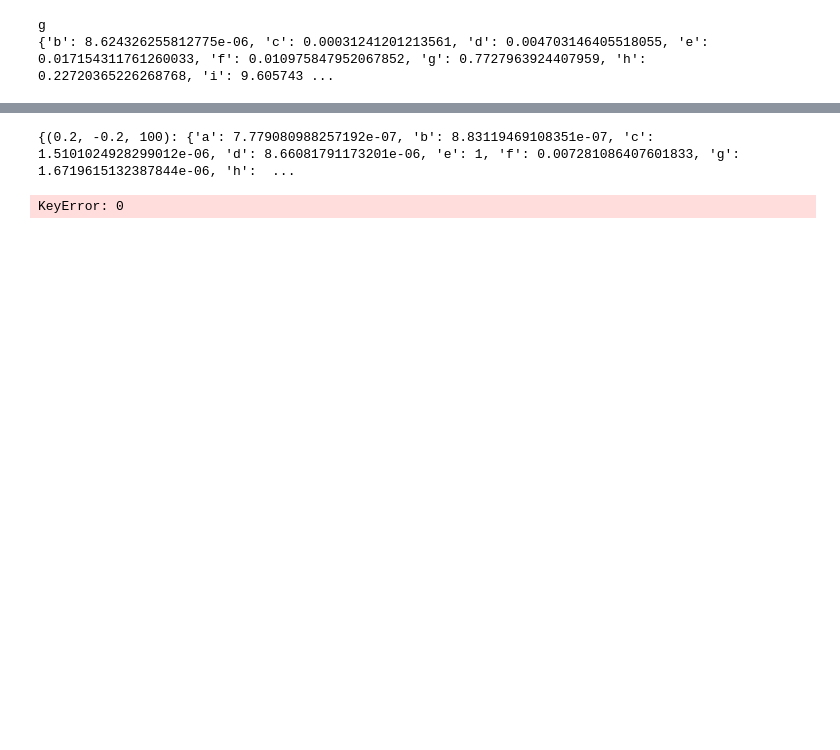
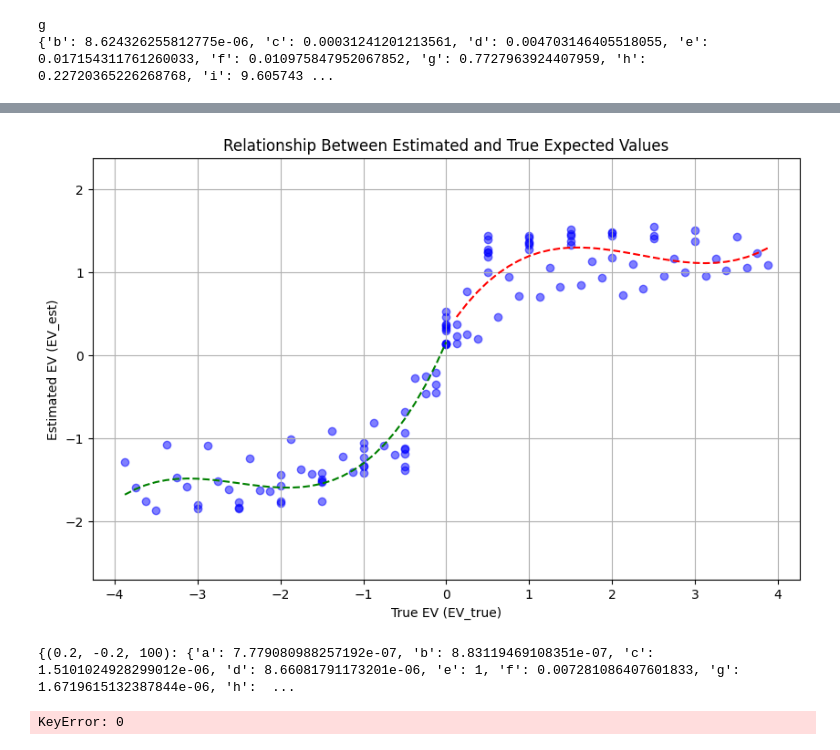
Before and after one commit to paulstillman/minordia, a Jupyter notebook: examples/gambles_sensation_singleRating.ipynb, the cells around one changed output, grey strips where cells are left out. Cells and saved outputs as stored; diff of their text form; code cells hidden in the pictures; blank space fills up the shorter version.

```diff
--- a/examples/gambles_sensation_singleRating.ipynb
+++ b/examples/gambles_sensation_singleRating.ipynb
@@ -313,0 +314,3 @@ Evaluating: 10, -10, 50 {'a': 7.70510669099167e-05, 'b': 0.17419622838497162, 'c
+# %%
+for key, value in results.items():
+    print(key, value)
@@ -314,3 +375,57 @@ Evaluating: 10, -10, 50 {'a': 7.70510669099167e-05, 'b': 0.17419622838497162, 'c
+# %%
+import matplotlib.pyplot as plt
+
+# Assuming your data is stored in a dictionary called 'mean_results'
+# mean_results[(gv, bv, pw)] = {'EV_est': calculated_ev, 'EV_true': true_ev}
+
+# Lists to store data for plotting
+ev_est = []
+ev_true = []
+
+# Extract data from the results dictionary
+for key, value in mean_results.items():
+
+    ev_est.append(value['EV_est'])
+    ev_true.append(value['EV_true'])
+
+
+# Create a scatter plot
+plt.figure(figsize=(10, 6))
+plt.scatter(ev_true, ev_est, alpha=0.5, color='blue')
+plt.title('Relationship Between Estimated and True Expected Values')
+plt.ylabel('Estimated EV (EV_est)')
+plt.xlabel('True EV (EV_true)')
+plt.grid(True)
+plt.axis('equal')  # This ensures that the scale of both axes is the same
+
+# Separate data into above and below zero
+above_zero_indices = [i for i, x in enumerate(ev_true) if x > 0]
+below_zero_indices = [i for i, x in enumerate(ev_true) if x <= 0]
+
+# Data for above zero
+ev_true_above_zero = [ev_true[i] for i in above_zero_indices]
+ev_est_above_zero = [ev_est[i] for i in above_zero_indices]
+
+# Fit polynomial for above zero
+z_above = np.polyfit(ev_true_above_zero, ev_est_above_zero, 3)
+p_above = np.poly1d(z_above)
+# Plot as a red dashed line
+plt.plot(np.sort(ev_true_above_zero), p_above(np.sort(ev_true_above_zero)), "r--")
+
+# Data for below zero
+ev_true_below_zero = [ev_true[i] for i in below_zero_indices]
+ev_est_below_zero = [ev_est[i] for i in below_zero_indices]
+
+# Fit polynomial for below zero
+z_below = np.polyfit(ev_true_below_zero, ev_est_below_zero, 3)
+p_below = np.poly1d(z_below)
+# Plot as a green dashed line
+plt.plot(np.sort(ev_true_below_zero), p_below(np.sort(ev_true_below_zero)), "g--")
+
+# Show plot
+plt.show()
+# %% [output]
+[figure, added]
 # %%
 print(results)
 parsed_results = {}
```
Also changed, not shown: parts of 3 cells of this notebook.
